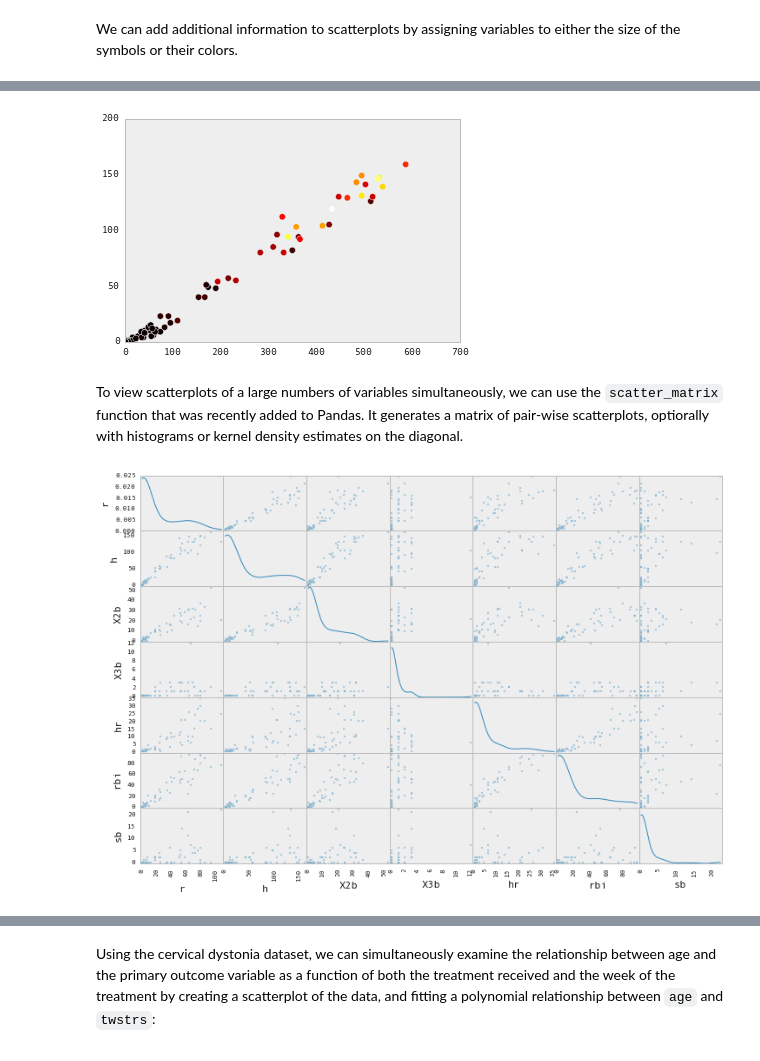
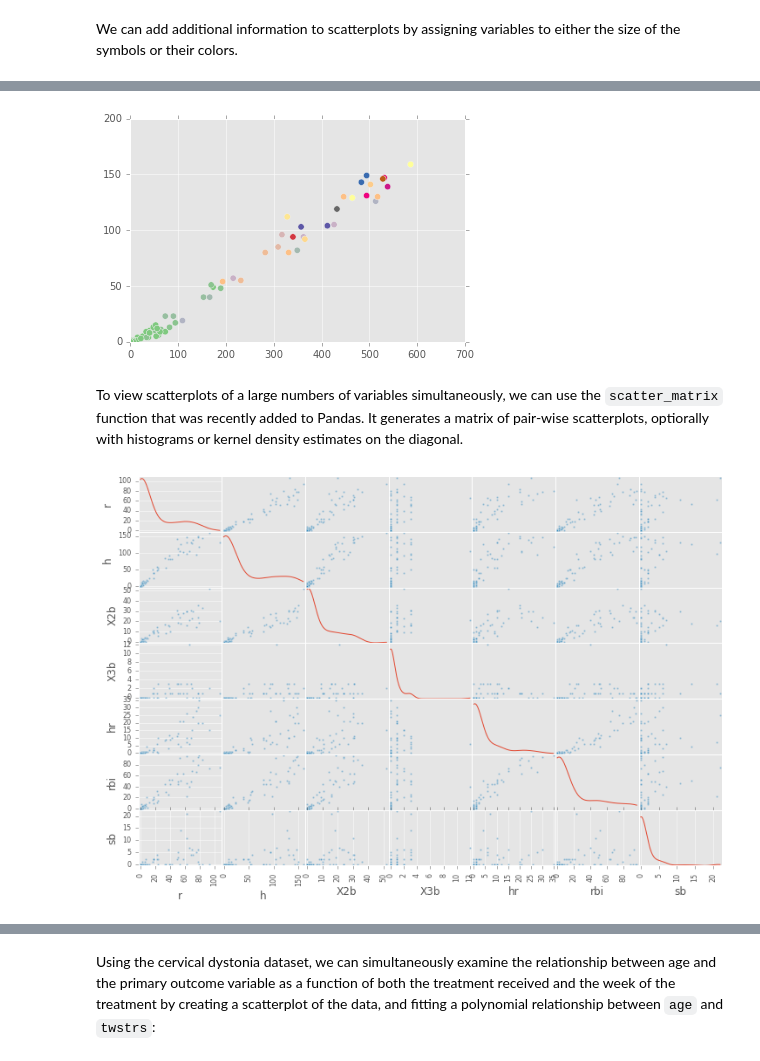
Before and after one commit to EmbraceLife/ipyviz, a Jupyter notebook: scripts/Plotting-with-Pandas.ipynb, the cells around one changed output, grey strips where cells are left out. Cells and saved outputs as stored; diff of their text form; code cells hidden in the pictures.

```diff
--- a/scripts/Plotting-with-Pandas.ipynb
+++ b/scripts/Plotting-with-Pandas.ipynb
@@ -10,6 +10,8 @@ import pandas as pd
 import numpy as np
 import matplotlib.pyplot as plt
 from IPython.display import display
+import matplotlib
+matplotlib.style.use('ggplot')
 
 # Set some Pandas options
 # pd.set_option('display.notebook_repr_html', True)
@@ -301,14 +325,16 @@ plt.xlim(0, 700); plt.ylim(0, 200)
 # %%
-plt.scatter(baseball.ab, baseball.h, c=baseball.hr, s=40, cmap='hot')
+# How to create scatters with a Series of number for colors using c and cmap args?
+plt.scatter(baseball.ab, baseball.h, c=baseball.hr, s=40, cmap='Accent')
 plt.xlim(0, 700); plt.ylim(0, 200);
 # %% [output]
-[figure, old version]
+[figure, new version]
 # %% [markdown]
 To view scatterplots of a large numbers of variables simultaneously, we can use the `scatter_matrix` function that was recently added to Pandas. It generates a matrix of pair-wise scatterplots, optiorally with histograms or kernel density estimates on the diagonal.
 # %%
+# How to create scatter matrix and make diagnal to be density curve?
 _ = pd.scatter_matrix(baseball.loc[:,'r':'sb'], figsize=(12,8), diagonal='kde')
 # %% [output]
-[figure, old version]
+[figure, new version]
 # %% [markdown]
 ## Trellis Plots
 
```
Also changed, not shown: parts of 42 cells of this notebook, 2 other files.
